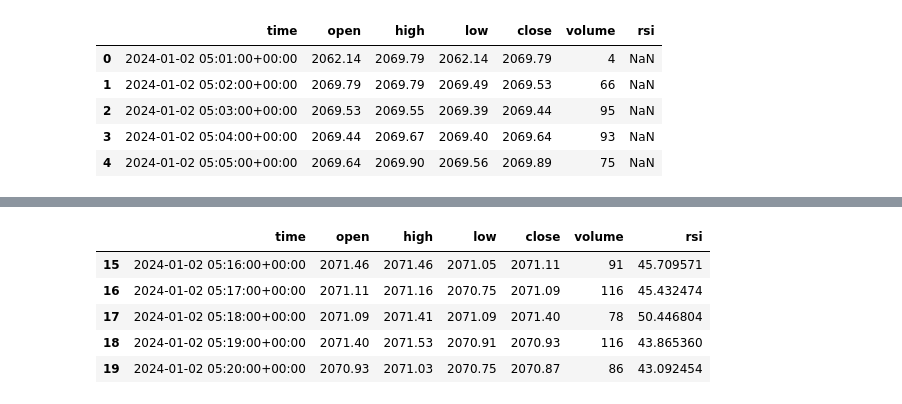
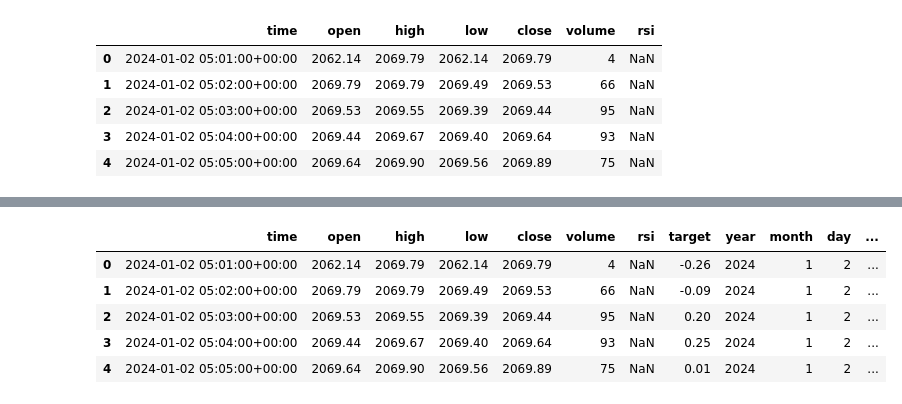
Before and after one commit to ramsayab/XAUUSD-auto-trade, a Jupyter notebook: training/xgboost.ipynb, the cells around one changed output, grey strips where cells are left out. Drawn from its saved outputs; the diff is of its cells as text; code cells hidden in the pictures.

Commit message:
add features to the dataset

```diff
--- a/training/xgboost.ipynb
+++ b/training/xgboost.ipynb
@@ -1,6 +1,10 @@
 # %%
 import pandas as pd
+
+# Load the prepared dataset and normalize the time column.
 df = pd.read_csv("gold_1m.csv")
+df["time"] = pd.to_datetime(df["time"], utc=True, errors="coerce")
+df = df.dropna(subset=["time"]).sort_values("time").reset_index(drop=True)
 # %%
 df.head()
 # %% [output]
@@ -13,13 +27,27 @@ df.head()
 # %%
-df = df[15:]
+# Build target: next close minus current close.
+df["target"] = df["close"].shift(-1) - df["close"]
+df = df.dropna(subset=["target"]).reset_index(drop=True)
+
+# Time features for the model. Raw datetime is expanded into numeric inputs.
+df["year"] = df["time"].dt.year
+df["month"] = df["time"].dt.month
+df["day"] = df["time"].dt.day
+df["dayofweek"] = df["time"].dt.dayofweek
+df["hour"] = df["time"].dt.hour
+df["minute"] = df["time"].dt.minute
+df["minute_of_day"] = df["hour"] * 60 + df["minute"]
+df["minute_sin"] = np.sin(2 * np.pi * df["minute_of_day"] / 1440)
+df["minute_cos"] = np.cos(2 * np.pi * df["minute_of_day"] / 1440)
+
 df.head()
 # %% [output]
-|  | time | open | high | low | close | volume | rsi |
-| 15 | 2024-01-02 05:16:00+00:00 | 2071.46 | 2071.46 | 2071.05 | 2071.11 | 91 | 45.709571 |
-| 16 | 2024-01-02 05:17:00+00:00 | 2071.11 | 2071.16 | 2070.75 | 2071.09 | 116 | 45.432474 |
-| 17 | 2024-01-02 05:18:00+00:00 | 2071.09 | 2071.41 | 2071.09 | 2071.40 | 78 | 50.446804 |
-| 18 | 2024-01-02 05:19:00+00:00 | 2071.40 | 2071.53 | 2070.91 | 2070.93 | 116 | 43.865360 |
-| 19 | 2024-01-02 05:20:00+00:00 | 2070.93 | 2071.03 | 2070.75 | 2070.87 | 86 | 43.092454 |
+|  | time | open | high | low | close | volume | rsi | target | year | month | day | ... |
+| 0 | 2024-01-02 05:01:00+00:00 | 2062.14 | 2069.79 | 2062.14 | 2069.79 | 4 | NaN | -0.26 | 2024 | 1 | 2 | ... |
+| 1 | 2024-01-02 05:02:00+00:00 | 2069.79 | 2069.79 | 2069.49 | 2069.53 | 66 | NaN | -0.09 | 2024 | 1 | 2 | ... |
+| 2 | 2024-01-02 05:03:00+00:00 | 2069.53 | 2069.55 | 2069.39 | 2069.44 | 95 | NaN | 0.20 | 2024 | 1 | 2 | ... |
+| 3 | 2024-01-02 05:04:00+00:00 | 2069.44 | 2069.67 | 2069.40 | 2069.64 | 93 | NaN | 0.25 | 2024 | 1 | 2 | ... |
+| 4 | 2024-01-02 05:05:00+00:00 | 2069.64 | 2069.90 | 2069.56 | 2069.89 | 75 | NaN | 0.01 | 2024 | 1 | 2 | ... |
 # %%
 import numpy as np
 import xgboost as xgb
```
Also changed, not shown: parts of 3 cells of this notebook, 3 other files.
